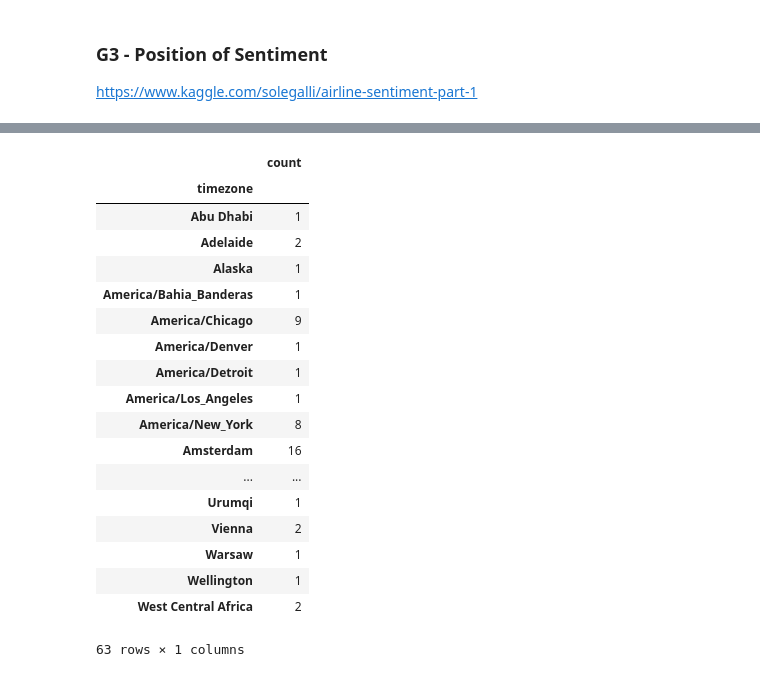
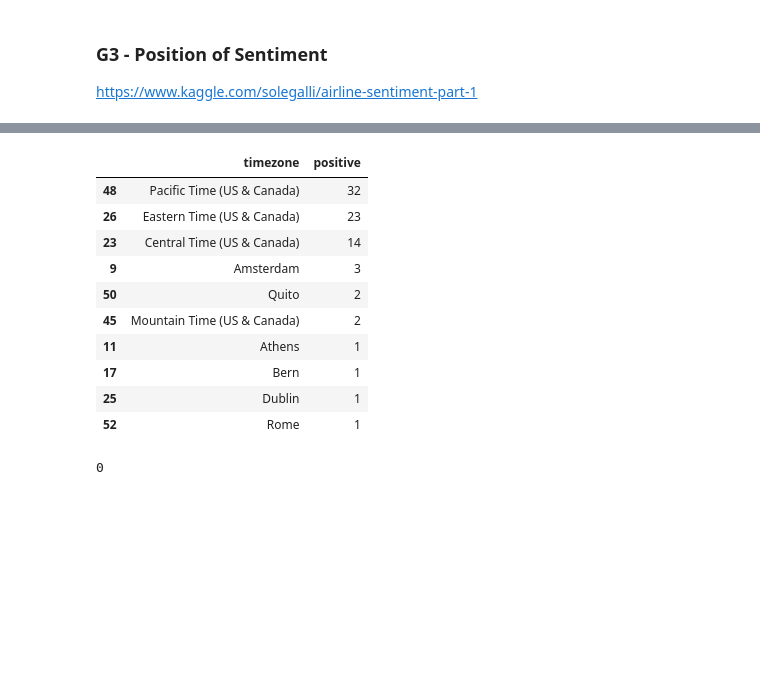
Before and after one commit to Cesaaar/od_twitter, a Jupyter notebook: 2_Visualization.ipynb, the cells around one changed output, grey strips where cells are left out. Saved outputs shown, nothing was run; the diff lists cells and outputs as text; code cells hidden in the pictures; blank space fills up the shorter version.

```diff
--- a/2_Visualization.ipynb
+++ b/2_Visualization.ipynb
@@ -97,25 +131,20 @@ array(['Ireland', None, 'Texas', 'California, USA', 'Asheville, NC',
+# %%
+# Top 10 Positive
+df_t[['timezone','positive']].sort_values(by='positive', ascending=False).head(10)
+# %% [output]
+|  | timezone | positive |
+| 48 | Pacific Time (US & Canada) | 32 |
+| 26 | Eastern Time (US & Canada) | 23 |
+| 23 | Central Time (US & Canada) | 14 |
+| 9 | Amsterdam | 3 |
+| 50 | Quito | 2 |
+| 45 | Mountain Time (US & Canada) | 2 |
+| 11 | Athens | 1 |
+| 17 | Bern | 1 |
+| 25 | Dublin | 1 |
+| 52 | Rome | 1 |
 # %%
-# Timezone analysis
-df_t = df_tweets['timezone'].groupby(df_tweets['timezone']).agg(['count'])
+# Coordinates analysis
+df_tweets.coord.count()
+# %% [output]
+0
-# %%
-df_t
-# %% [output]
-|  | count |
-| timezone |  |
-| Abu Dhabi | 1 |
-| Adelaide | 2 |
-| Alaska | 1 |
-| America/Bahia_Banderas | 1 |
-| America/Chicago | 9 |
-| America/Denver | 1 |
-| America/Detroit | 1 |
-| America/Los_Angeles | 1 |
-| America/New_York | 8 |
-| Amsterdam | 16 |
-| ... | ... |
-| Urumqi | 1 |
-| Vienna | 2 |
-| Warsaw | 1 |
-| Wellington | 1 |
-| West Central Africa | 2 |
-63 rows × 1 columns
```
Also changed, not shown: parts of 23 cells of this notebook, 4 other files.
